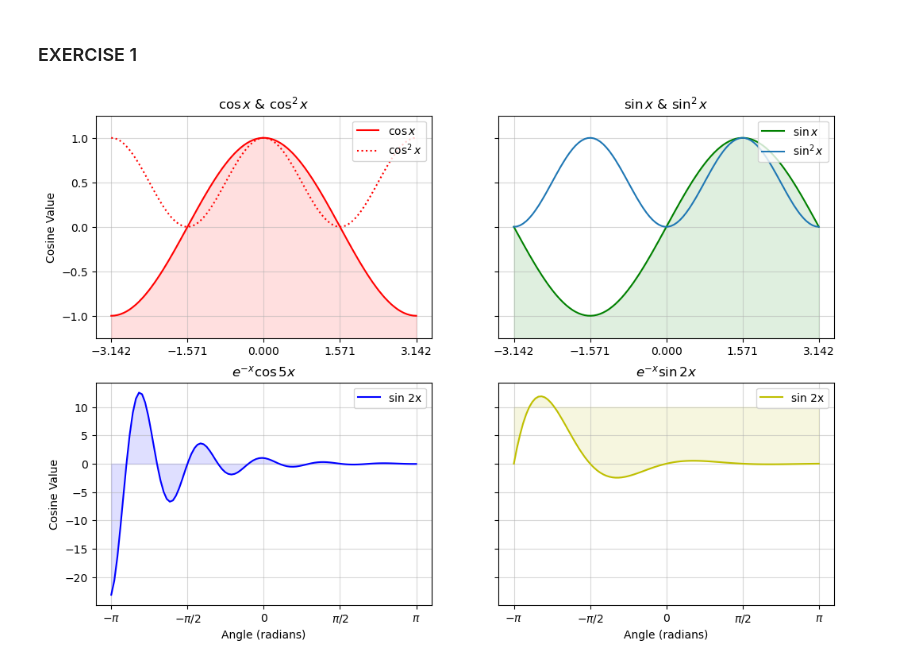
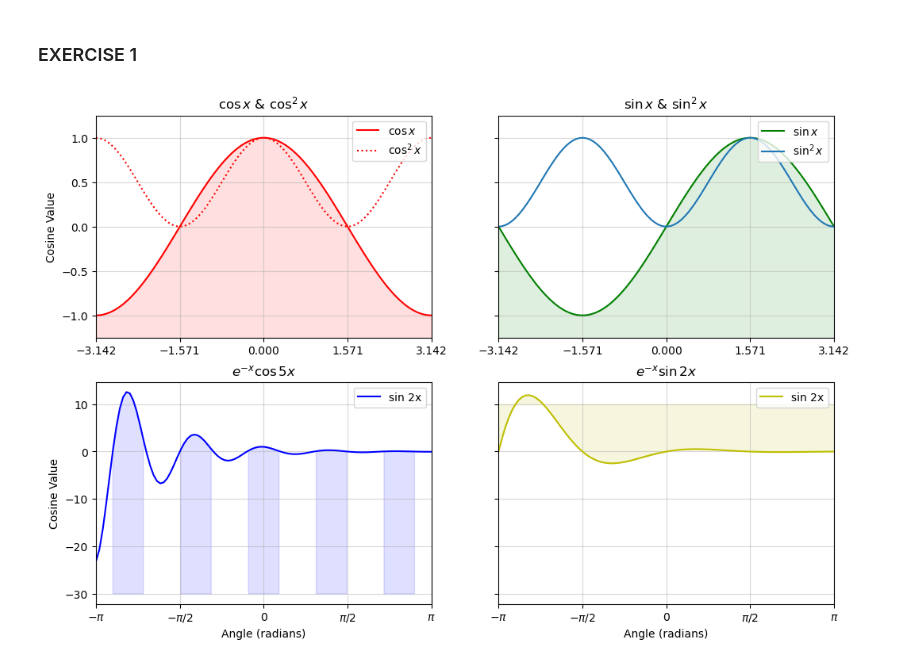
Before and after one commit to SPS-SP2273/learning-portfolio-2025-january-RyanWXW, a Jupyter notebook: 7.2_plotting__exercises/plotting_(good)_exercises.ipynb, the cells around one changed output. Saved outputs shown, nothing was run; the diff lists cells and outputs as text; code cells hidden in the pictures.

```diff
--- a/7.2_plotting__exercises/plotting_(good)_exercises.ipynb
+++ b/7.2_plotting__exercises/plotting_(good)_exercises.ipynb
@@ -23,6 +23,7 @@ axes[0, 0].plot(x, cos_x**2, color='r',
                 linestyle=':', label='$\cos^2 x$')
 axes[0, 0].set_title('$\cos x$ & $\cos^2x$')
 axes[0, 0].set_ylabel('Cosine Value')
+axes[0, 0].set_xlim(x.min(), x.max())
 axes[0, 0].fill_between(x, cos_x, -1.5, color='r', alpha=.125)
 axes[0, 0].set_xticks([-np.pi, -np.pi / 2, 0, np.pi / 2, np.pi])
 axes[0, 0].set_xlabel('')
@@ -38,38 +39,42 @@ axes[0, 1].fill_between(x, sin_x, -2, color='g', alpha=.125)
 axes[0, 1].set_xticks([-np.pi, -np.pi / 2, 0, np.pi / 2, np.pi])
 axes[0, 1].plot(x, sin_x**2, label='$\sin^2 x$')
 axes[0, 1].set_ylim(-1.25, 1.25)
+axes[0, 1].set_xlim(x.min(), x.max())
 axes[0, 1].legend(loc='upper right', frameon=True)
 axes[0, 1].text(0, 0, '', fontsize=30,
                 horizontalalignment='center')
 
 #------- Subplot 3 -------#
 axes[1, 0].plot(x, fun1_x, color='b', label='sin 2x')
-axes[1, 0].fill_between(x, fun1_x, 0, color='b', alpha=.125)
+#axes[1, 0].fill_between(x, fun1_x, 0, color='b', alpha=.125)
+axes[1, 0].fill_between(x, fun1_x, -30, where=(fun1_x > 0), color='b', alpha=.125)
 axes[1, 0].set_title('$e^{-x}\cos 5x$')
 axes[1, 0].set_xlabel('Angle (radians)')
 axes[1, 0].set_ylabel('Cosine Value')
 axes[1, 0].set_xticks([-np.pi, -np.pi / 2, 0, np.pi / 2, np.pi])
 axes[1, 0].set_xticklabels(['$-\pi$', '$-\pi/2$', '0', '$\pi/2$', '$\pi$'])
+axes[1, 0].set_xlim(x.min(), x.max())
 axes[1, 0].legend(loc='upper right', frameon=True)
 axes[1, 0].text(0, 0, '', fontsize=30,
                 horizontalalignment='center')
 
 #------- Subplot 4 -------#
 axes[1, 1].plot(x, fun2_x, color='y', label='sin 2x')
 axes[1, 1].set_title('$e^{-x}\sin 2x$')
 axes[1, 1].set_xlabel('Angle (radians)')
 axes[1, 1].fill_between(x, fun2_x, 10, color='y', alpha=.125)
 axes[1, 1].set_xticks([-np.pi, -np.pi / 2, 0, np.pi / 2, np.pi])
 axes[1, 1].set_xticklabels(['$-\pi$', '$-\pi/2$', '0', '$\pi/2$', '$\pi$'])
+axes[1, 1].set_xlim(x.min(), x.max())
 axes[1, 1].legend(loc='upper right', frameon=True)
 axes[1, 1].text(0, 0, '', fontsize=30,
                 horizontalalignment='center')
 
 # 'flatten', 'opens' the 2D array into a simple 1D array
 for a in axes.flatten():
     a.grid(alpha=.5)
 
 # plt.tight_layout()
 plt.show(block=False)
 # %% [output]
-[figure, old version]
+[figure, new version]
```
Also changed, not shown: 1 other file.
